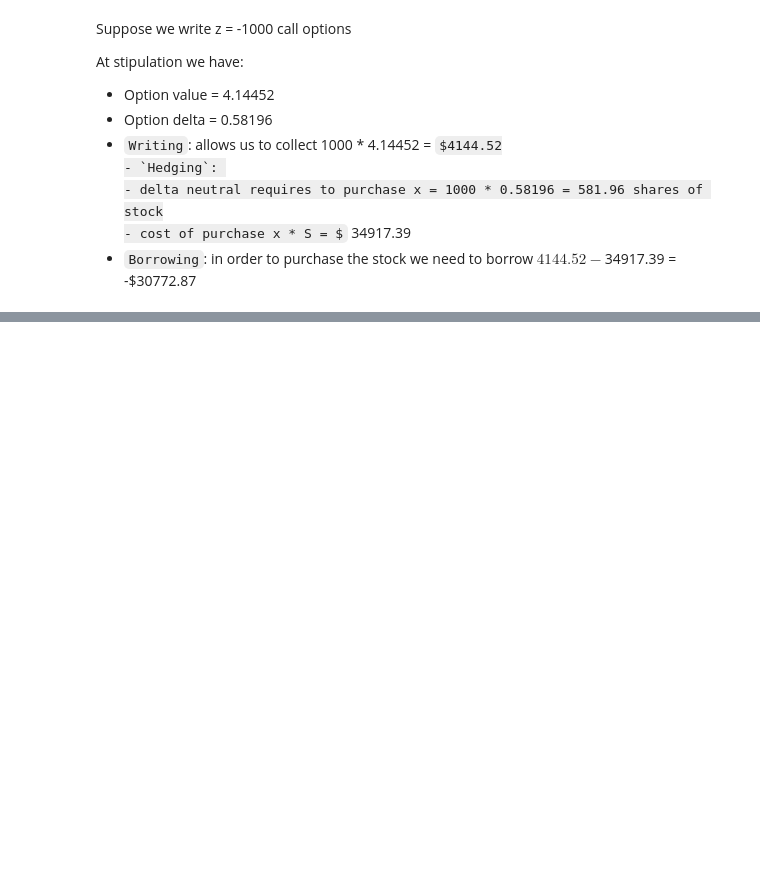
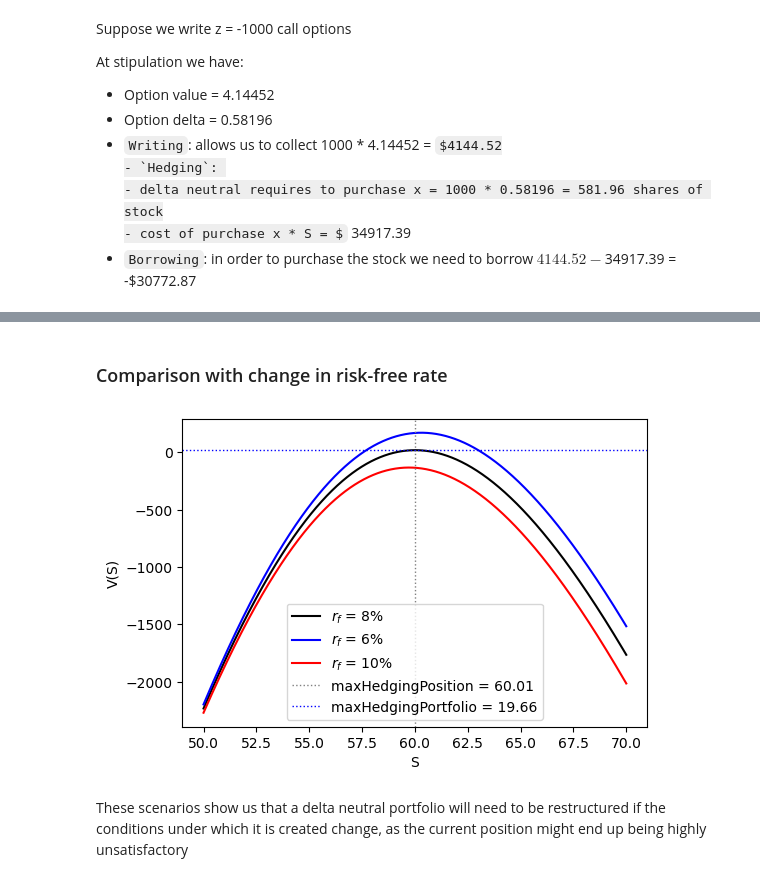
Before and after one commit to giacomoscanavini/quant_finance, a Jupyter notebook: delta_heding_option.ipynb, the cells around one changed output, grey strips where cells are left out. Saved outputs shown, nothing was run; the diff lists cells and outputs as text; code cells hidden in the pictures; some formulas as TeX source; blank space fills up the shorter version.

```diff
--- a/delta_heding_option.ipynb
+++ b/delta_heding_option.ipynb
@@ -98,0 +137,35 @@ plt.show()
+# %% [markdown]
+### Comparison with change in risk-free rate
+# %%
+# Analysis of portfolio after 1 day, 89 days remaining
+daysPassed = 1/365
+
+# Potential stock values
+stockValues = np.linspace(50, 70, 2001)
+
+x, y, z = 581.96, -30772.87, -1000
+hedgingPosition = [portfolio_position(S, K, t, sigma, rf, typeOption, daysPassed, x, y, z) for S in stockValues]
+
+x, y, z = 581.96, -30772.87, -1000
+hedgingPosition_higher_rate = [portfolio_position(S, K, t, sigma, 0.10, typeOption, daysPassed, x, y, z) for S in stockValues]
+
+x, y, z = 581.96, -30772.87, -1000
+hedgingPosition_lower_rate = [portfolio_position(S, K, t, sigma, 0.06, typeOption, daysPassed, x, y, z) for S in stockValues]
+
+fig, ax = plt.subplots(1, 1, figsize=(6,4))
+ax.plot(stockValues, hedgingPosition, color='black', label=rf'$r_f$ = {8}%')
+ax.plot(stockValues, hedgingPosition_lower_rate, color='blue', label=rf'$r_f$ = {6}%')
+ax.plot(stockValues, hedgingPosition_higher_rate, color='red', label=rf'$r_f$ = {10}%')
+
+maxHedgingPosition = stockValues[np.argmax(hedgingPosition)]
+maxHedgingPortfolio = np.max(hedgingPosition)
+ax.axvline(maxHedgingPosition, lw=1, ls=':', color='grey', label=f'maxHedgingPosition = {round(maxHedgingPosition, 2)}')
+ax.axhline(maxHedgingPortfolio, lw=1, ls=':', color='blue', label=f'maxHedgingPortfolio = {round(maxHedgingPortfolio, 2)}')
+ax.set_xlabel('S')
+ax.set_ylabel('V(S)')
+ax.legend()
+plt.show()
+# %% [output]
+[figure, added]
+# %% [markdown]
+These scenarios show us that a delta neutral portfolio will need to be restructured if the conditions under which it is created change, as the current position might end up being highly unsatisfactory
```
Also changed, not shown: parts of 5 cells of this notebook.
